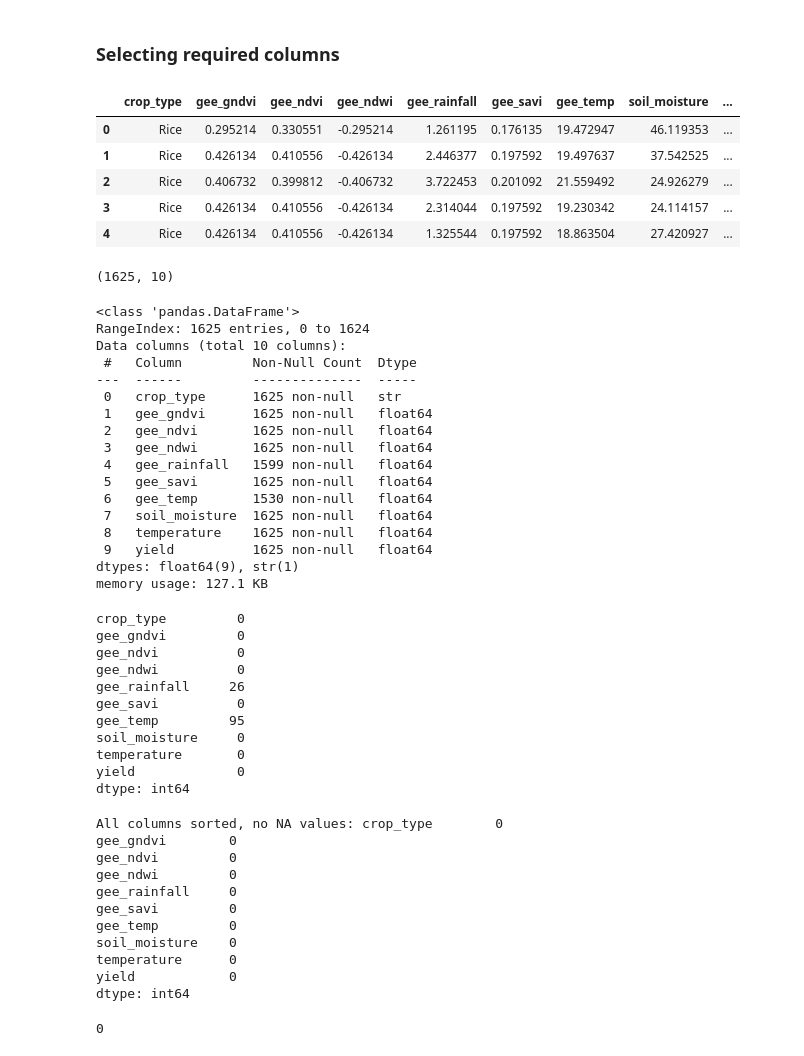
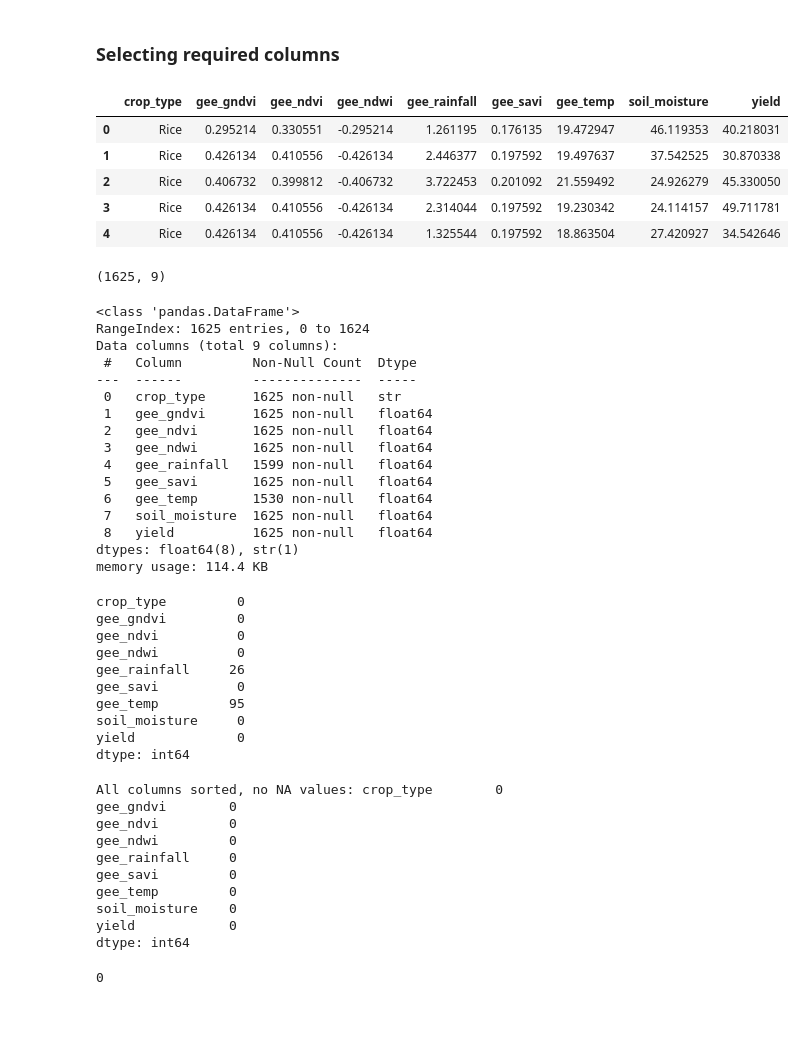
Before and after one commit to Apprentice-doa/YieldSense-Crop-Yield-Forecasting-Carnegie-Mellon-University, a Jupyter notebook: data/raw/model_training.ipynb, the cells around one changed output. Saved outputs shown, nothing was run; the diff lists cells and outputs as text; code cells hidden in the pictures; blank space fills up the shorter version.

Commit message:
Done Exploratory Data Analysis, and first round of model training

```diff
--- a/data/raw/model_training.ipynb
+++ b/data/raw/model_training.ipynb
@@ -42,26 +46,26 @@ print(crop.head())
 # %% [markdown]
 ### Selecting required columns
 # %%
-crop_gee = crop.drop(["GNDVI","NDVI","NDWI","SAVI","date_of_image","field_id","rainfall"], axis = 1)
+crop_gee = crop.drop(["GNDVI","NDVI","NDWI","SAVI","date_of_image","field_id","rainfall","temperature"], axis = 1)
 crop_gee.head()
 # %% [output]
-|  | crop_type | gee_gndvi | gee_ndvi | gee_ndwi | gee_rainfall | gee_savi | gee_temp | soil_moisture | ... |
-| 0 | Rice | 0.295214 | 0.330551 | -0.295214 | 1.261195 | 0.176135 | 19.472947 | 46.119353 | ... |
-| 1 | Rice | 0.426134 | 0.410556 | -0.426134 | 2.446377 | 0.197592 | 19.497637 | 37.542525 | ... |
-| 2 | Rice | 0.406732 | 0.399812 | -0.406732 | 3.722453 | 0.201092 | 21.559492 | 24.926279 | ... |
-| 3 | Rice | 0.426134 | 0.410556 | -0.426134 | 2.314044 | 0.197592 | 19.230342 | 24.114157 | ... |
-| 4 | Rice | 0.426134 | 0.410556 | -0.426134 | 1.325544 | 0.197592 | 18.863504 | 27.420927 | ... |
+|  | crop_type | gee_gndvi | gee_ndvi | gee_ndwi | gee_rainfall | gee_savi | gee_temp | soil_moisture | yield |
+| 0 | Rice | 0.295214 | 0.330551 | -0.295214 | 1.261195 | 0.176135 | 19.472947 | 46.119353 | 40.218031 |
+| 1 | Rice | 0.426134 | 0.410556 | -0.426134 | 2.446377 | 0.197592 | 19.497637 | 37.542525 | 30.870338 |
+| 2 | Rice | 0.406732 | 0.399812 | -0.406732 | 3.722453 | 0.201092 | 21.559492 | 24.926279 | 45.330050 |
+| 3 | Rice | 0.426134 | 0.410556 | -0.426134 | 2.314044 | 0.197592 | 19.230342 | 24.114157 | 49.711781 |
+| 4 | Rice | 0.426134 | 0.410556 | -0.426134 | 1.325544 | 0.197592 | 18.863504 | 27.420927 | 34.542646 |
 # %%
 #Checking the shape of the dataset
 print(crop_gee.shape)
 # %% [output]
-(1625, 10)
+(1625, 9)
 # %%
 crop_gee.info()
 # %% [output]
 <class 'pandas.DataFrame'>
 RangeIndex: 1625 entries, 0 to 1624
-Data columns (total 10 columns):
+Data columns (total 9 columns):
  #   Column         Non-Null Count  Dtype
 ---  ------         --------------  -----
  0   crop_type      1625 non-null   str
@@ -72,10 +76,9 @@ Data columns (total 10 columns):
  5   gee_savi       1625 non-null   float64
  6   gee_temp       1530 non-null   float64
  7   soil_moisture  1625 non-null   float64
- 8   temperature    1625 non-null   float64
- 9   yield          1625 non-null   float64
-dtypes: float64(9), str(1)
-memory usage: 127.1 KB
+ 8   yield          1625 non-null   float64
+dtypes: float64(8), str(1)
+memory usage: 114.4 KB
 # %%
 #Checking for null values
 print(crop_gee.isnull().sum())
@@ -88,7 +91,6 @@ gee_rainfall     26
 gee_savi          0
 gee_temp         95
 soil_moisture     0
-temperature       0
 yield             0
 dtype: int64
 # %%
@@ -108,7 +110,6 @@ gee_rainfall     0
 gee_savi         0
 gee_temp         0
 soil_moisture    0
-temperature      0
 yield            0
 dtype: int64
 # %%
```
Also changed, not shown: parts of 22 cells of this notebook.
